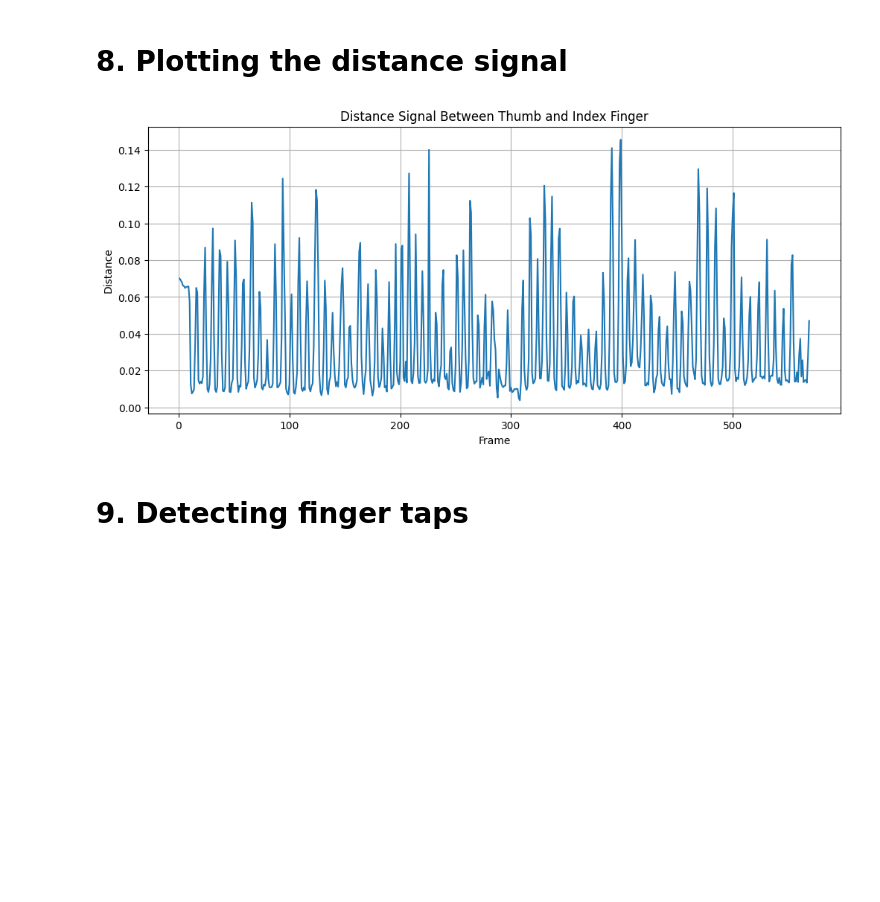
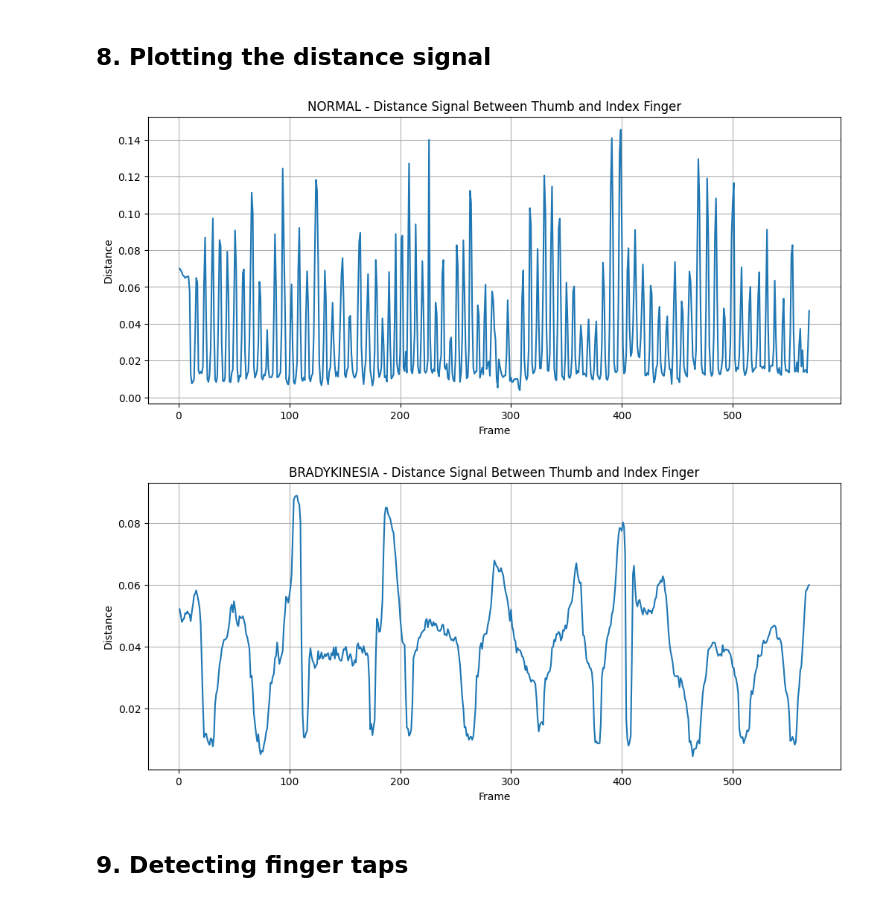
Before and after one commit to TarefBilel/FInger_Tapping_BC, a Jupyter notebook: Bily_Code.ipynb, the cells around one changed output. Drawn from its saved outputs; the diff is of its cells as text; code cells hidden in the pictures; blank space fills up the shorter version.

```diff
--- a/Bily_Code.ipynb
+++ b/Bily_Code.ipynb
@@ -24,0 +30,2 @@ Model path: hand_landmarker.task
+# %%
+video_path, brady_path, model_path = load_paths()
@@ -244,0 +310,12 @@ Number of points: 569
+# %%
+normal_signal, normal_frames = extract_distance_signal(
+    video_path,
+    "NORMAL",
+    detector
+)
+
+brady_signal, brady_frames = extract_distance_signal(
+    brady_path,
+    "BRADYKINESIA",
+    detector
+)
@@ -245,18 +331,33 @@ Number of points: 569
 # %% [markdown]
-# 8. Plotting the distance signal
+## 8. Plotting the distance signal
 # %%
-plt.figure(figsize=(12, 5))
+def plot_distance_signal(frames, signal, label):
 
-plt.plot(frames, distances)
+    plt.figure(figsize=(12, 5))
 
-plt.title("Distance Signal Between Thumb and Index Finger")
-plt.xlabel("Frame")
-plt.ylabel("Distance")
+    plt.plot(frames, signal)
 
-plt.grid(True)
-plt.show()
+    plt.title(f"{label} - Distance Signal Between Thumb and Index Finger")
+    plt.xlabel("Frame")
+    plt.ylabel("Distance")
+
+    plt.grid(True)
+    plt.show()
-# %% [output]
-[figure, removed]
+# %%
+plot_distance_signal(
+    normal_frames,
+    normal_signal,
+    "NORMAL"
+)
+
+plot_distance_signal(
+    brady_frames,
+    brady_signal,
+    "BRADYKINESIA"
+)
+# %% [output]
+[figure, added]
+[figure, added]
 # %% [markdown]
-# 9. Detecting finger taps
+## 9. Detecting finger taps
 # %%
```
Also changed, not shown: parts of 43 cells of this notebook, 5 other files.
